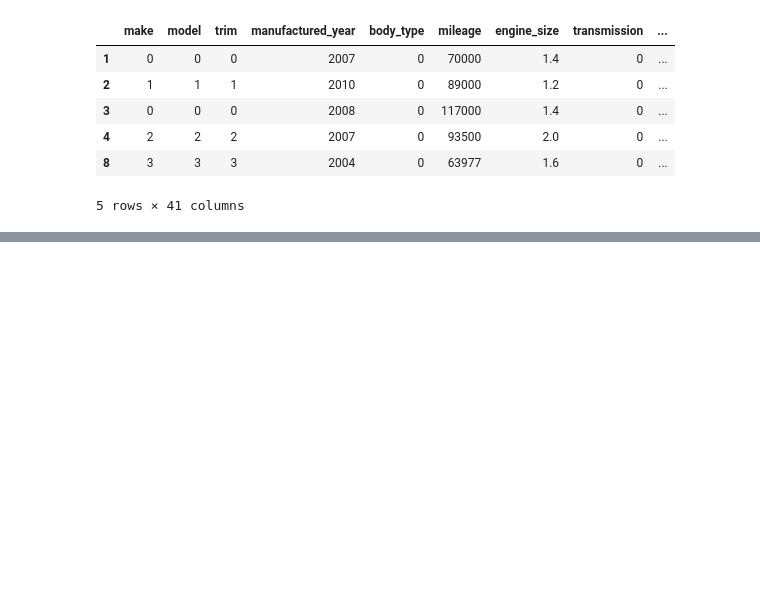
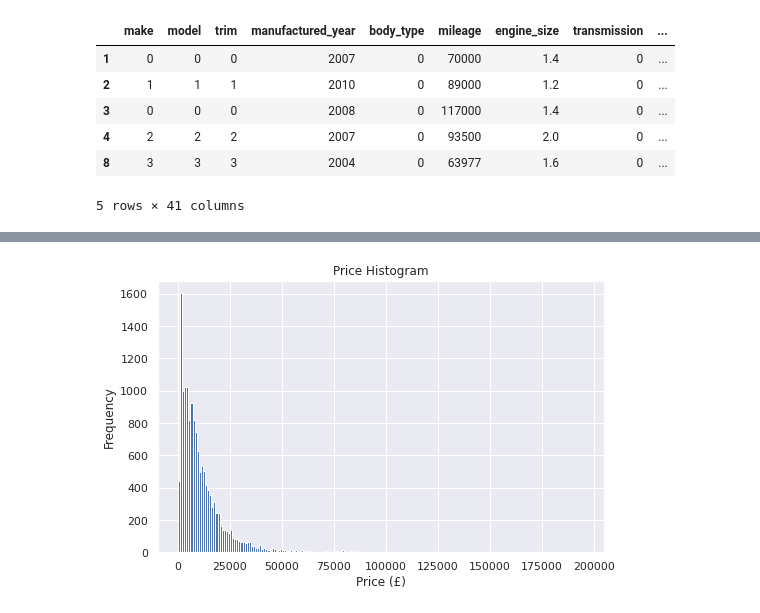
Before and after one commit to ezeahunanya/autotrader, a Jupyter notebook: data_preparation/eda/eda.ipynb, the cells around one changed output, grey strips where cells are left out. Drawn from its saved outputs; the diff is of its cells as text; code cells hidden in the pictures; blank space fills up the shorter version.

```diff
--- a/data_preparation/eda/eda.ipynb
+++ b/data_preparation/eda/eda.ipynb
@@ -55,0 +85,4 @@ Name: MI Scores, dtype: float64
+# %%
+plot_price_histogram(df);
+# %% [output]
+[figure, added]
```
Also changed, not shown: parts of 6 cells of this notebook, 1 other file.
